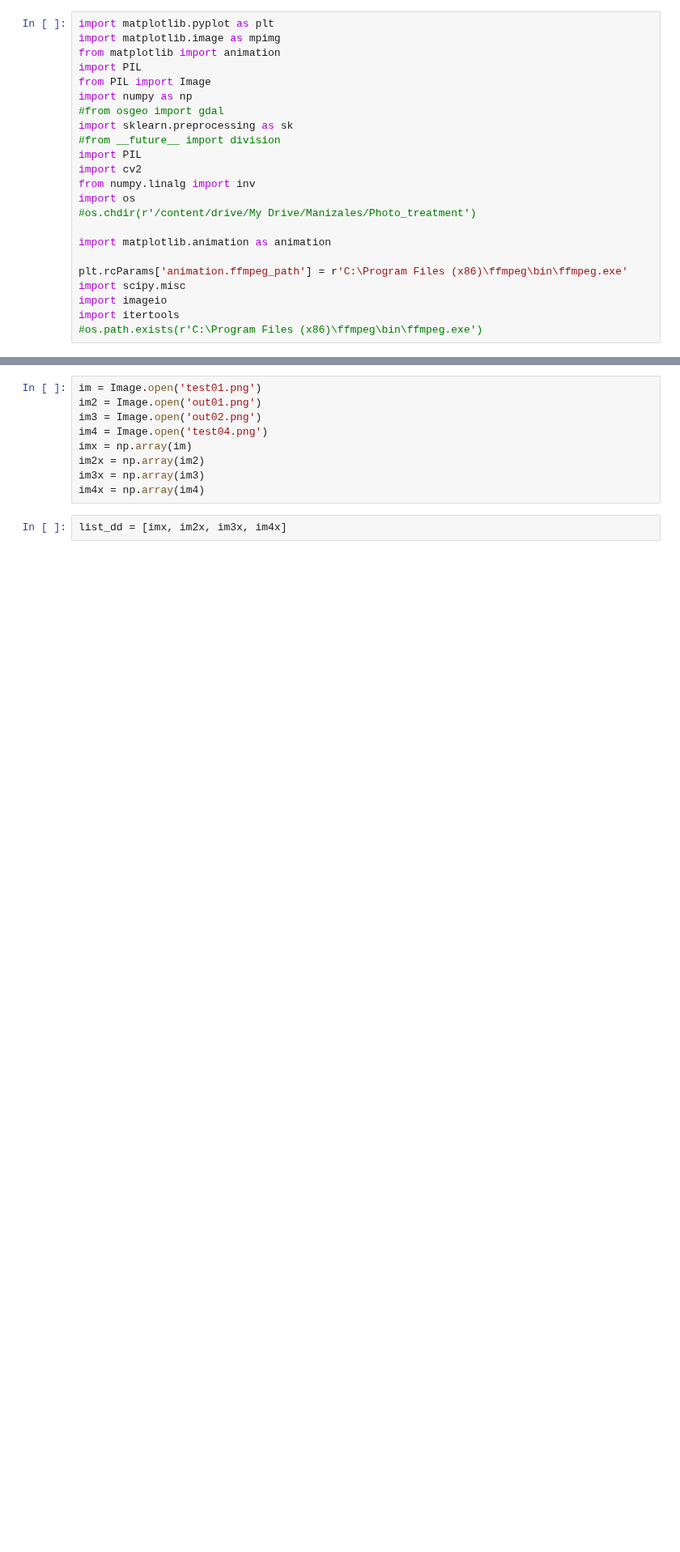
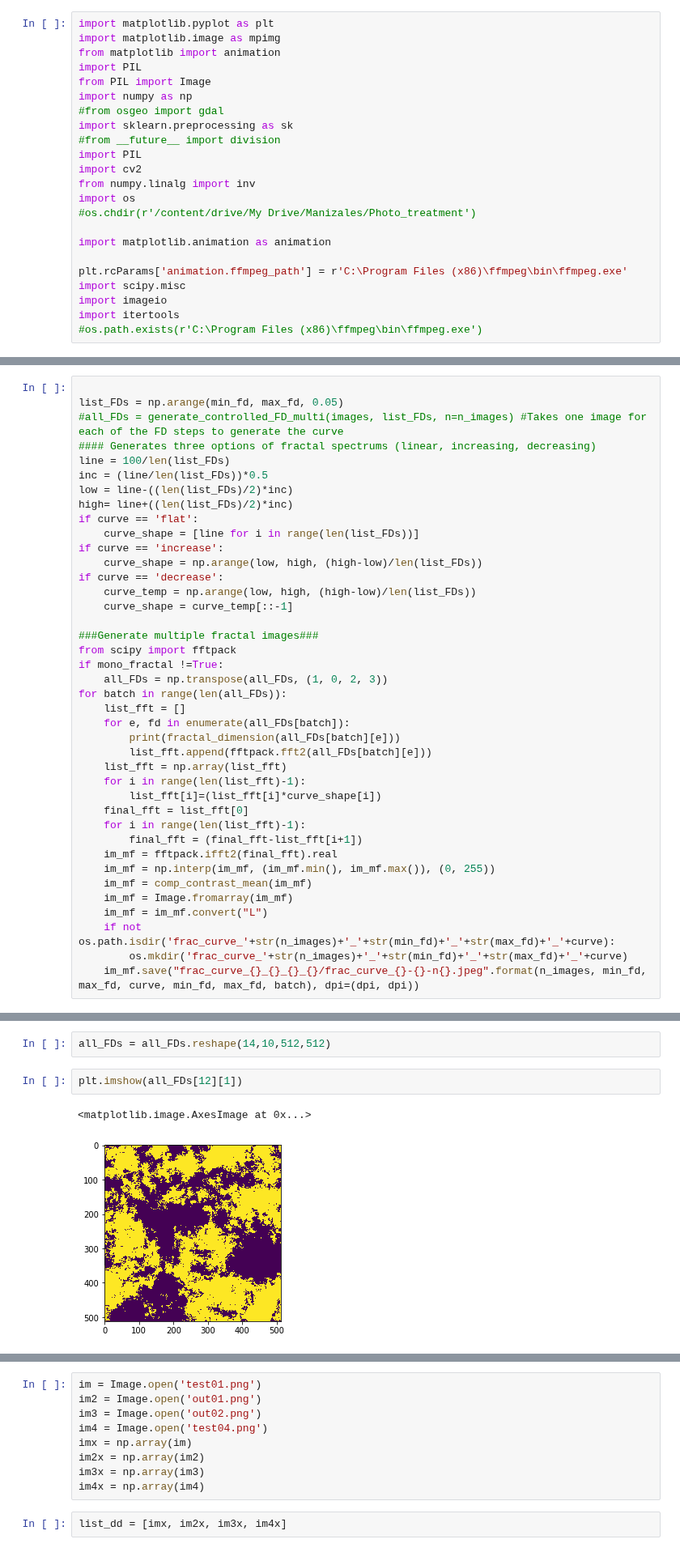
Before and after one commit to AntoineBellemare/fractal_visuals, a Jupyter notebook: Copie de Subfraction.ipynb, the cells around one changed output, grey strips where cells are left out. Shown at 81% size. Saved outputs shown, nothing was run; the diff lists cells and outputs as text; blank space fills up the shorter version.

```diff
--- a/Copie de Subfraction.ipynb
+++ b/Copie de Subfraction.ipynb
@@ -196,0 +529,40 @@ AttributeError: 'list' object has no attribute 'shape'
+# %%
+
+list_FDs = np.arange(min_fd, max_fd, 0.05)
+#all_FDs = generate_controlled_FD_multi(images, list_FDs, n=n_images) #Takes one image for each of the FD steps to generate the curve
+#### Generates three options of fractal spectrums (linear, increasing, decreasing)
+line = 100/len(list_FDs)
+inc = (line/len(list_FDs))*0.5
+low = line-((len(list_FDs)/2)*inc)
+high= line+((len(list_FDs)/2)*inc)
+if curve == 'flat':
+    curve_shape = [line for i in range(len(list_FDs))]
+if curve == 'increase':
+    curve_shape = np.arange(low, high, (high-low)/len(list_FDs))
+if curve == 'decrease':
+    curve_temp = np.arange(low, high, (high-low)/len(list_FDs))
+    curve_shape = curve_temp[::-1]
+
+###Generate multiple fractal images###
+from scipy import fftpack
+if mono_fractal !=True:
+    all_FDs = np.transpose(all_FDs, (1, 0, 2, 3))
+for batch in range(len(all_FDs)):
+    list_fft = []
+    for e, fd in enumerate(all_FDs[batch]):
+        print(fractal_dimension(all_FDs[batch][e]))
+        list_fft.append(fftpack.fft2(all_FDs[batch][e]))
+    list_fft = np.array(list_fft)
+    for i in range(len(list_fft)-1):
+        list_fft[i]=(list_fft[i]*curve_shape[i])
+    final_fft = list_fft[0]
+    for i in range(len(list_fft)-1):
+        final_fft = (final_fft-list_fft[i+1])
+    im_mf = fftpack.ifft2(final_fft).real
+    im_mf = np.interp(im_mf, (im_mf.min(), im_mf.max()), (0, 255))
+    im_mf = comp_contrast_mean(im_mf)
+    im_mf = Image.fromarray(im_mf)
+    im_mf = im_mf.convert("L")
+    if not os.path.isdir('frac_curve_'+str(n_images)+'_'+str(min_fd)+'_'+str(max_fd)+'_'+curve):
+        os.mkdir('frac_curve_'+str(n_images)+'_'+str(min_fd)+'_'+str(max_fd)+'_'+curve)
+    im_mf.save("frac_curve_{}_{}_{}_{}/frac_curve_{}-{}-n{}.jpeg".format(n_images, min_fd, max_fd, curve, min_fd, max_fd, batch), dpi=(dpi, dpi))
@@ -196,0 +591,7 @@ AttributeError: 'list' object has no attribute 'shape'
+# %%
+all_FDs = all_FDs.reshape(14,10,512,512)
+# %%
+plt.imshow(all_FDs[12][1])
+# %% [output]
+<matplotlib.image.AxesImage at 0x...>
+[figure, added]
```
Also changed, not shown: parts of 43 cells of this notebook, 1 other file.
